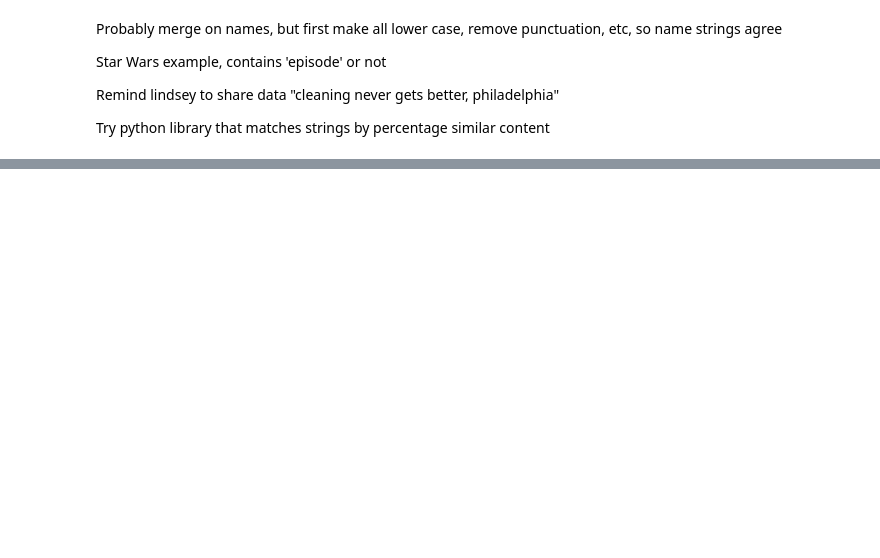
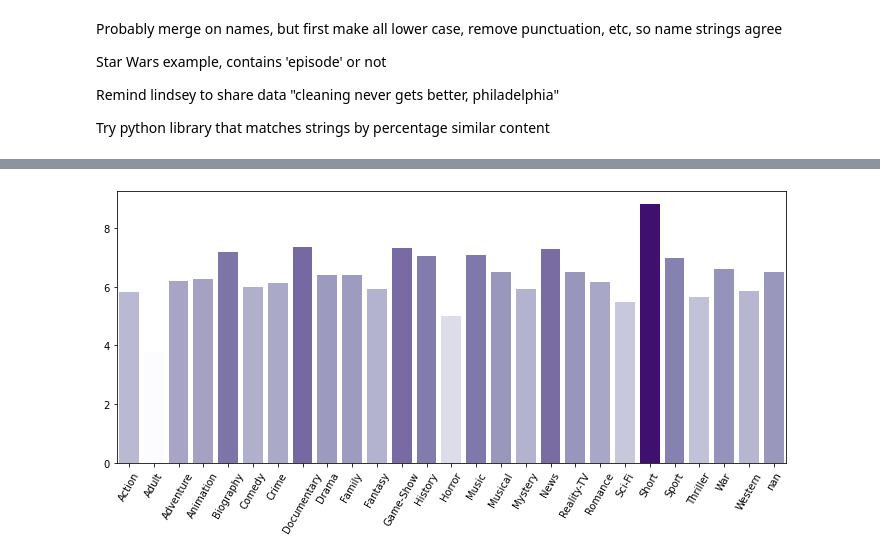
Before and after one commit to jonnyhof/phase1_project, a Jupyter notebook: scratch.ipynb, the cells around one changed output, grey strips where cells are left out. Saved outputs shown, nothing was run; the diff lists cells and outputs as text; code cells hidden in the pictures; blank space fills up the shorter version.

```diff
--- a/scratch.ipynb
+++ b/scratch.ipynb
@@ -36,0 +236,5 @@ Try python library that matches strings by percentage similar content
+# %%
+ratings_dict = {}
+
+for genre in list_of_genre_types:
+    ratings_dict[genre] = basics_ratings[basics_ratings[genre] == True]['averagerating'].mean()
@@ -36,0 +261,5 @@ Try python library that matches strings by percentage similar content
+# %%
+ratings = []
+
+for key, value in ratings_dict.items():
+    ratings.append(value)
@@ -36,0 +286,12 @@ Try python library that matches strings by percentage similar content
+# %%
+norm = plt.Normalize(min(ratings), max(ratings))
+ratings_forcolor=list(ratings_dict.values())
+colors = plt.cm.Purples(norm(ratings))
+# %%
+fig, ax = plt.subplots(figsize=(12,5))
+
+sns.barplot(list_of_genre_types, ratings, palette = colors)
+
+ax.tick_params(axis='x', labelrotation = 60)
+# %% [output]
+[figure, added]
```
Also changed, not shown: parts of 30 cells of this notebook.
